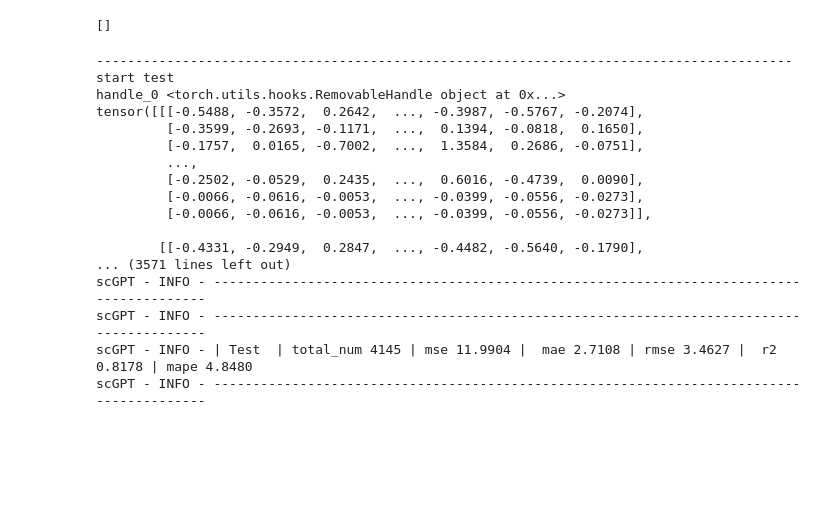
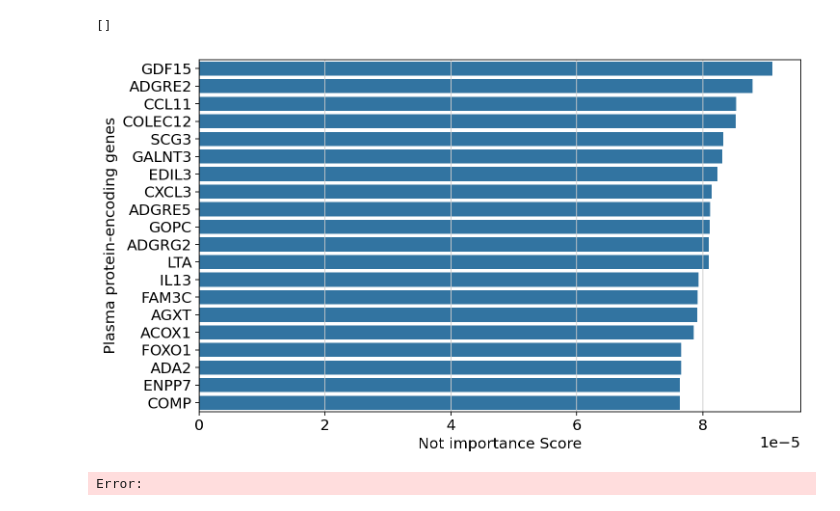
Before and after one commit to Skyer19/code, a Jupyter notebook: agePrediction/test.ipynb, the cells around one changed output. Cells and saved outputs as stored; diff of their text form; code cells hidden in the pictures; blank space fills up the shorter version.

```diff
--- a/agePrediction/test.ipynb
+++ b/agePrediction/test.ipynb
@@ -744,22 +666,4 @@ def test(model: nn.Module, adata: DataLoader):
 # %%
 print("-" * 89)
 print("start test")
-test(model, adata_test)
+test(model)
-# %% [output]
------------------------------------------------------------------------------------------
-start test
-handle_0 <torch.utils.hooks.RemovableHandle object at 0x...>
-tensor([[[-0.5488, -0.3572,  0.2642,  ..., -0.3987, -0.5767, -0.2074],
-         [-0.3599, -0.2693, -0.1171,  ...,  0.1394, -0.0818,  0.1650],
-         [-0.1757,  0.0165, -0.7002,  ...,  1.3584,  0.2686, -0.0751],
-         ...,
-         [-0.2502, -0.0529,  0.2435,  ...,  0.6016, -0.4739,  0.0090],
-         [-0.0066, -0.0616, -0.0053,  ..., -0.0399, -0.0556, -0.0273],
-         [-0.0066, -0.0616, -0.0053,  ..., -0.0399, -0.0556, -0.0273]],
-
-        [[-0.4331, -0.2949,  0.2847,  ..., -0.4482, -0.5640, -0.1790],
-... (3571 lines left out)
-scGPT - INFO - -----------------------------------------------------------------------------------------
-scGPT - INFO - -----------------------------------------------------------------------------------------
-scGPT - INFO - | Test  | total_num 4145 | mse 11.9904 |  mae 2.7108 | rmse 3.4627 |  r2 0.8178 | mape 4.8480
-scGPT - INFO - -----------------------------------------------------------------------------------------
@@ -765,0 +714,45 @@ scGPT - INFO - -----------------------------------------------------------------
+# %%
+for batch_data in test_loader:
+    input_gene_ids = batch_data["gene_ids"]
+    input_values = batch_data["values"]
+    target_age = batch_data["age"]
+
+    # 使用 SmoothGrad 方法计算基因重要性
+    avg_gradients = smooth_grad(
+        model,
+        input_gene_ids,
+        input_values,
+        target_age,
+        vocab,
+        pad_token=pad_token,
+        noise_level=0.1,
+        num_samples=50
+    )
+
+    # 可视化平均梯度值，显示哪些基因对预测最重要
+    gene_names = adata.var["gene_name"].tolist()
+    important_genes = np.mean(np.abs(avg_gradients), axis=0)  # 对不同样本取平均值
+
+    sorted_indices = np.argsort(-important_genes)  # 由大到小排序
+    top_genes = [gene_names[i] for i in sorted_indices[:20]]  # 获取最重要的前20个基因
+    top_importances = important_genes[sorted_indices[:20]]
+
+    # sorted_indices = np.argsort(important_genes)  # 对基因重要性升序排序
+    # bottom_genes = [gene_names[i] for i in sorted_indices[:20]]  # 最不重要的前 20 个基因名称
+    # bottom_importances = important_genes[sorted_indices[:20]]  # 对应的基因重要性值
+
+    plt.figure(figsize=(10, 6))
+    sns.barplot(x=top_importances, y=top_genes)
+    plt.xlabel("Not importance Score")
+    plt.ylabel("Plasma protein-encoding genes")
+    # plt.title("Top 20 not important Genes for Age Prediction")
+
+    output_path = "./top_no_important_genes_smoothgrad.png"  # 你可以修改保存路径和文件名
+    plt.savefig(output_path, dpi=300, bbox_inches="tight")  # dpi 300确保高质量保存，bbox_inches="tight" 去除空白边框
+
+    plt.show()
+
+    break  # 只处理一个批次
+# %% [output]
+[figure, added]
+Error:
```
Also changed, not shown: parts of 6 cells of this notebook, 10 other files.
